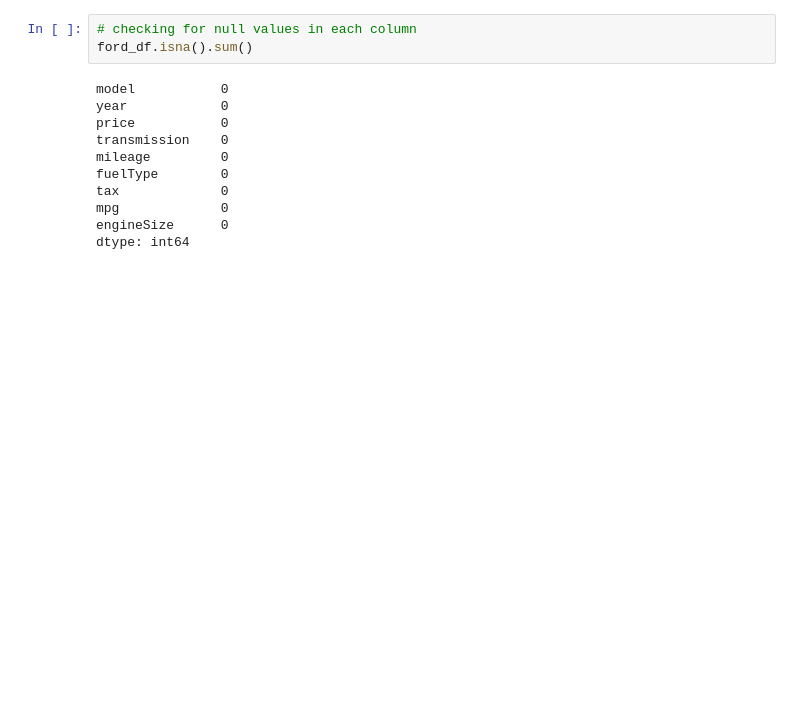
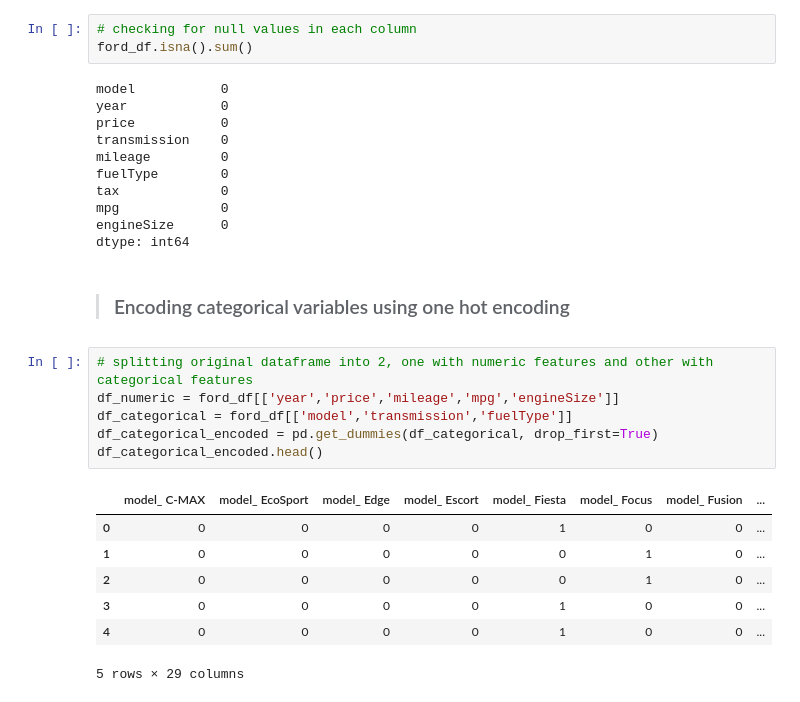
Before and after one commit to keziyamthomas/Data-Science-Projects, a Jupyter notebook: Ford Car Price Prediction Model/CarPricePrediction.ipynb, the cells around one changed output. Saved outputs shown, nothing was run; the diff lists cells and outputs as text; blank space fills up the shorter version.

```diff
--- a/Ford Car Price Prediction Model/CarPricePrediction.ipynb
+++ b/Ford Car Price Prediction Model/CarPricePrediction.ipynb
@@ -62,3 +67,19 @@ tax             0
 mpg             0
 engineSize      0
 dtype: int64
+# %% [markdown]
+> ### Encoding categorical variables using one hot encoding
+# %%
+# splitting original dataframe into 2, one with numeric features and other with categorical features
+df_numeric = ford_df[['year','price','mileage','mpg','engineSize']]
+df_categorical = ford_df[['model','transmission','fuelType']]
+df_categorical_encoded = pd.get_dummies(df_categorical, drop_first=True)
+df_categorical_encoded.head()
+# %% [output]
+|  | model_ C-MAX | model_ EcoSport | model_ Edge | model_ Escort | model_ Fiesta | model_ Focus | model_ Fusion | ... |
+| 0 | 0 | 0 | 0 | 0 | 1 | 0 | 0 | ... |
+| 1 | 0 | 0 | 0 | 0 | 0 | 1 | 0 | ... |
+| 2 | 0 | 0 | 0 | 0 | 0 | 1 | 0 | ... |
+| 3 | 0 | 0 | 0 | 0 | 1 | 0 | 0 | ... |
+| 4 | 0 | 0 | 0 | 0 | 1 | 0 | 0 | ... |
+5 rows × 29 columns
```
Also changed, not shown: parts of 18 cells of this notebook, 1 other file.
